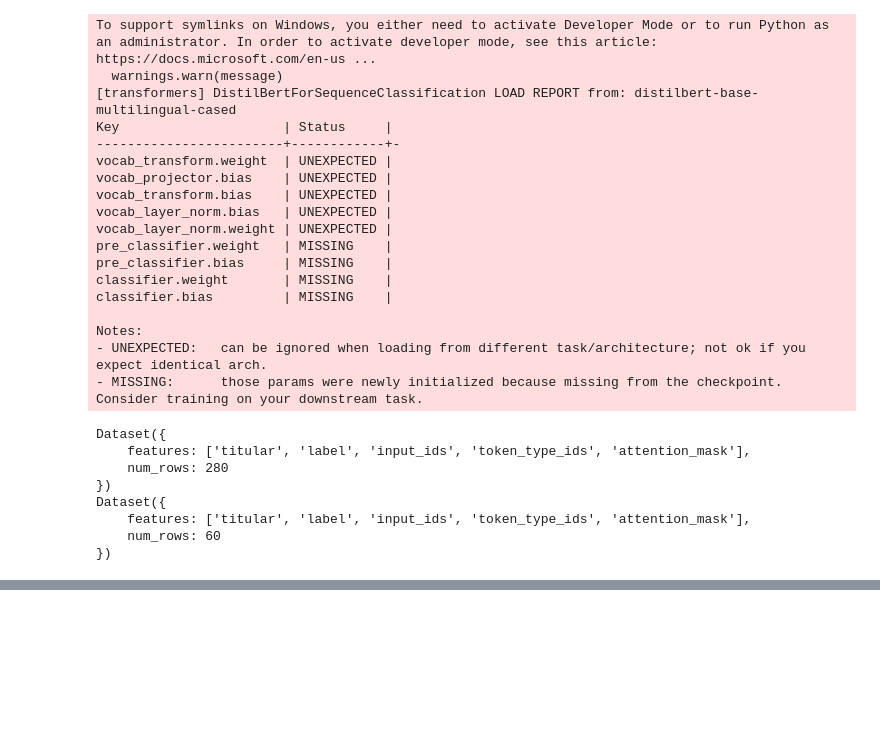
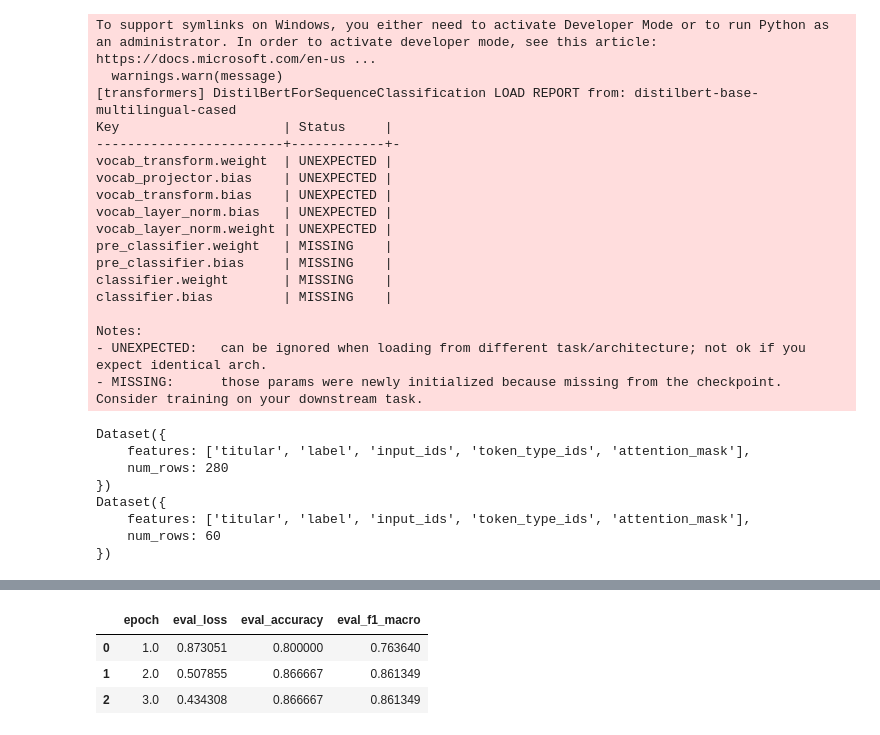
Before and after one commit to alvarorubencarhuamaca/python_intermedio_qlab, a Jupyter notebook: tarea_1/02_clasificacion.ipynb, the cells around one changed output, grey strips where cells are left out. Cells and saved outputs as stored; diff of their text form; code cells hidden in the pictures; blank space fills up the shorter version.

```diff
--- a/tarea_1/02_clasificacion.ipynb
+++ b/tarea_1/02_clasificacion.ipynb
@@ -815,0 +1021,16 @@ Dataset({
+# %%
+import numpy as np
+from sklearn.metrics import accuracy_score, f1_score
+
+def calcular_metricas(eval_pred):
+    logits, labels = eval_pred
+    predicciones = np.argmax(logits, axis=-1)
+
+    return {
+        "accuracy": accuracy_score(labels, predicciones),
+        "f1_macro": f1_score(
+            labels,
+            predicciones,
+            average="macro"
+        )
+    }
@@ -815,0 +1086,16 @@ Dataset({
+# %%
+historial_metricas = historial[
+    historial["eval_accuracy"].notna()
+][[
+    "epoch",
+    "eval_loss",
+    "eval_accuracy",
+    "eval_f1_macro"
+]]
+
+historial_metricas
+# %% [output]
+|  | epoch | eval_loss | eval_accuracy | eval_f1_macro |
+| 0 | 1.0 | 0.873051 | 0.800000 | 0.763640 |
+| 1 | 2.0 | 0.507855 | 0.866667 | 0.861349 |
+| 2 | 3.0 | 0.434308 | 0.866667 | 0.861349 |
```
Also changed, not shown: parts of 20 cells of this notebook, 1 other file.
